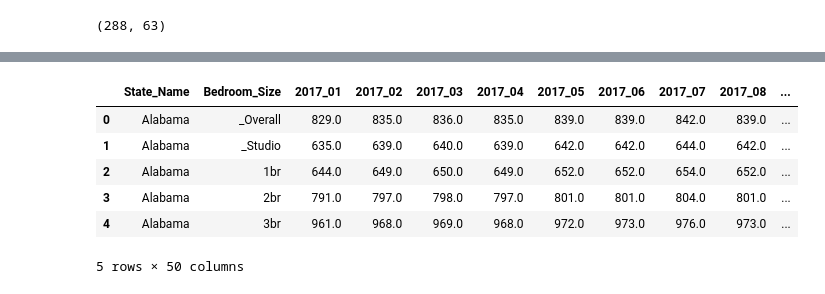
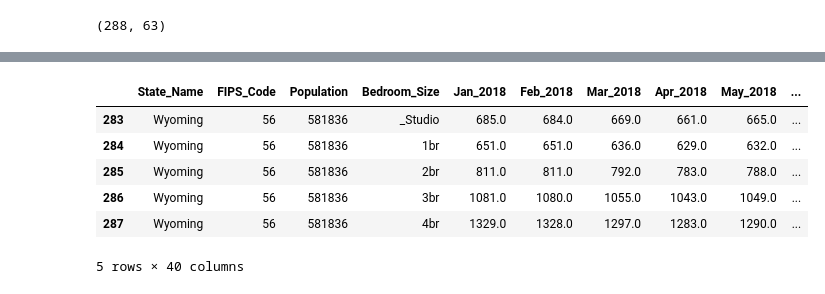
Before and after one commit to leasleydru/What-is-a-living-wage, a Jupyter notebook: notebooks/apartment_rent.ipynb, the cells around one changed output, grey strips where cells are left out. Saved outputs shown, nothing was run; the diff lists cells and outputs as text; code cells hidden in the pictures.

```diff
--- a/notebooks/apartment_rent.ipynb
+++ b/notebooks/apartment_rent.ipynb
@@ -218,10 +131,10 @@ dtype: object
-# %%
-rent2.head()
-# %% [output]
-|  | State_Name | Bedroom_Size | 2017_01 | 2017_02 | 2017_03 | 2017_04 | 2017_05 | 2017_06 | 2017_07 | 2017_08 | ... |
-| 0 | Alabama | _Overall | 829.0 | 835.0 | 836.0 | 835.0 | 839.0 | 839.0 | 842.0 | 839.0 | ... |
-| 1 | Alabama | _Studio | 635.0 | 639.0 | 640.0 | 639.0 | 642.0 | 642.0 | 644.0 | 642.0 | ... |
-| 2 | Alabama | 1br | 644.0 | 649.0 | 650.0 | 649.0 | 652.0 | 652.0 | 654.0 | 652.0 | ... |
-| 3 | Alabama | 2br | 791.0 | 797.0 | 798.0 | 797.0 | 801.0 | 801.0 | 804.0 | 801.0 | ... |
-| 4 | Alabama | 3br | 961.0 | 968.0 | 969.0 | 968.0 | 972.0 | 973.0 | 976.0 | 973.0 | ... |
-5 rows × 50 columns
+# %%
+rent_new.tail()
+# %% [output]
+|  | State_Name | FIPS_Code | Population | Bedroom_Size | Jan_2018 | Feb_2018 | Mar_2018 | Apr_2018 | May_2018 | ... |
+| 283 | Wyoming | 56 | 581836 | _Studio | 685.0 | 684.0 | 669.0 | 661.0 | 665.0 | ... |
+| 284 | Wyoming | 56 | 581836 | 1br | 651.0 | 651.0 | 636.0 | 629.0 | 632.0 | ... |
+| 285 | Wyoming | 56 | 581836 | 2br | 811.0 | 811.0 | 792.0 | 783.0 | 788.0 | ... |
+| 286 | Wyoming | 56 | 581836 | 3br | 1081.0 | 1080.0 | 1055.0 | 1043.0 | 1049.0 | ... |
+| 287 | Wyoming | 56 | 581836 | 4br | 1329.0 | 1328.0 | 1297.0 | 1283.0 | 1290.0 | ... |
+5 rows × 40 columns
```
Also changed, not shown: parts of 14 cells of this notebook.
